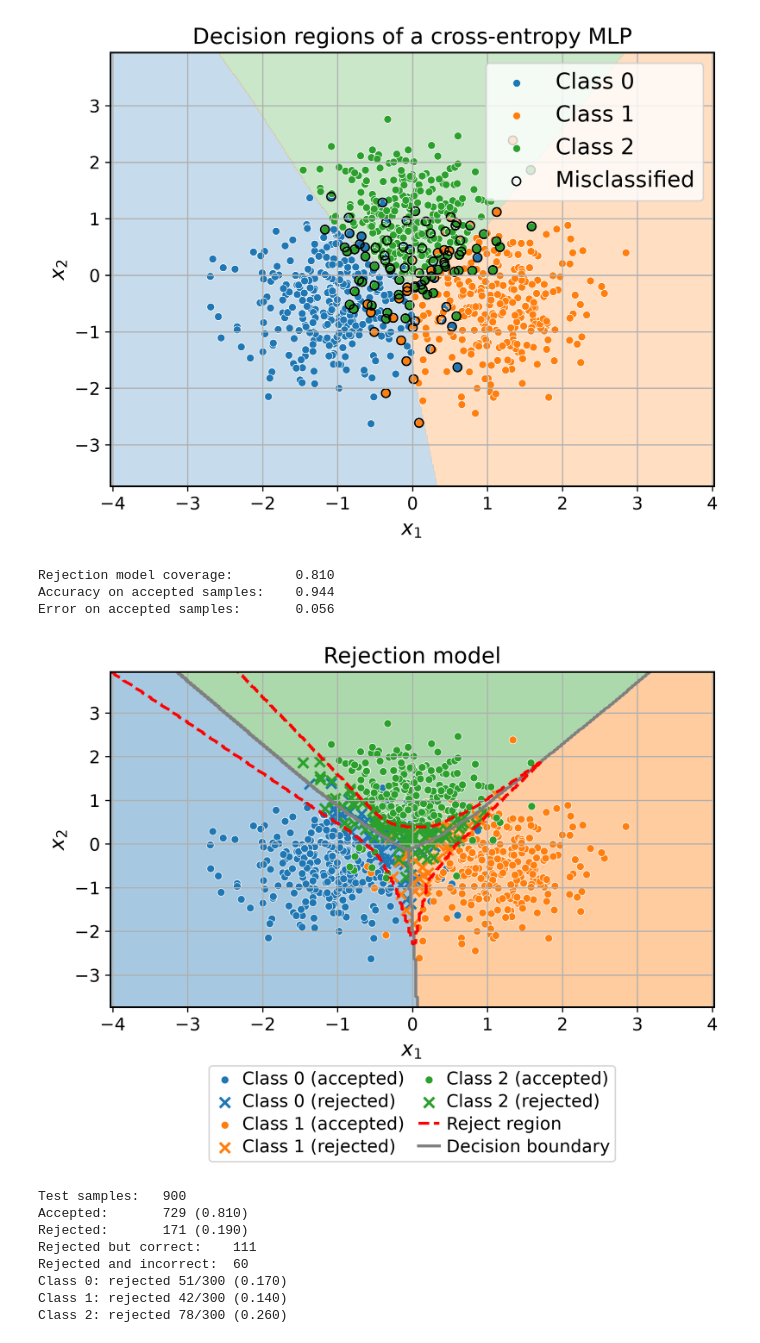
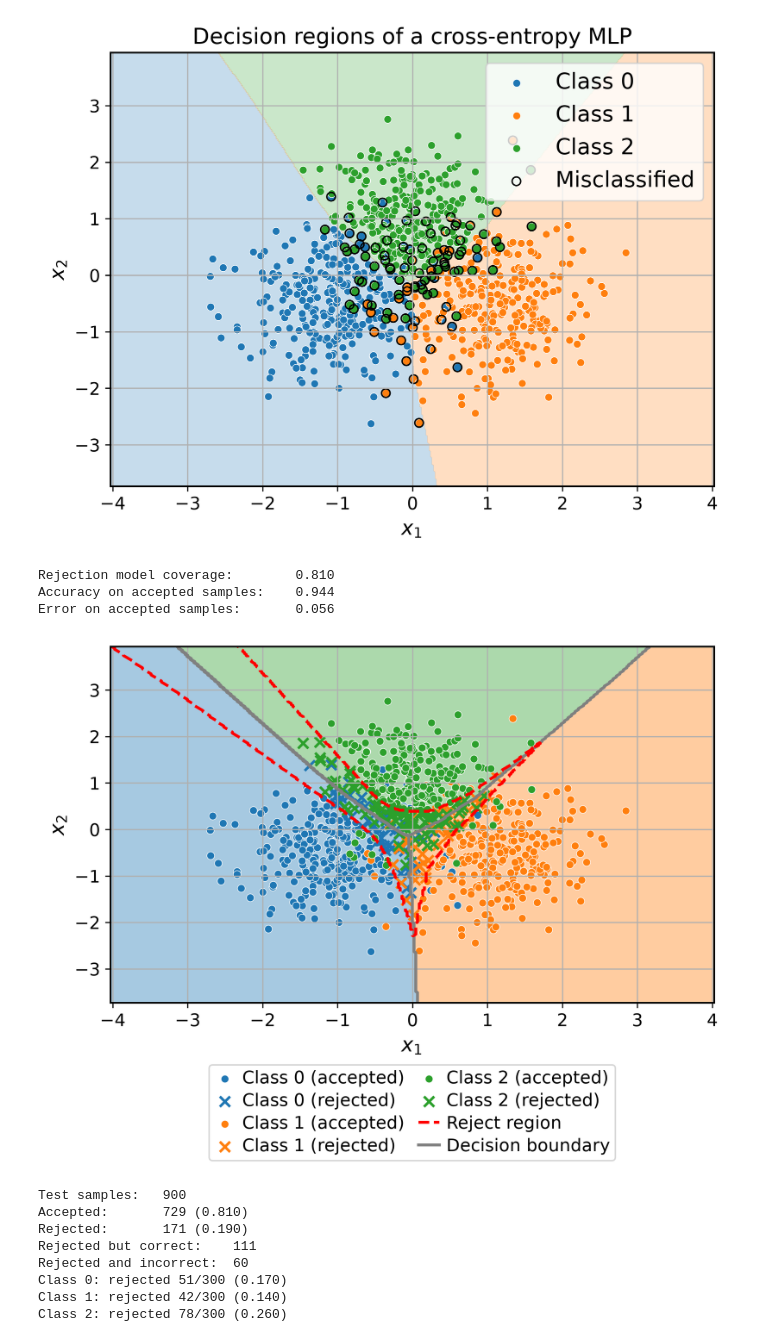
Before and after one commit to raham24/Epistemic-Uncertainty-Aware-Defect-Detection-for-Quality-Control-in-Medical-Device-Manufacturing, a Jupyter notebook: toy_example/toy_example.ipynb, the cells around one changed output. Saved outputs shown, nothing was run; the diff lists cells and outputs as text; code cells hidden in the pictures.

```diff
--- a/toy_example/toy_example.ipynb
+++ b/toy_example/toy_example.ipynb
@@ -413,7 +413,7 @@ ax.set_xlim(x_min, x_max)
 ax.set_ylim(y_min, y_max)
 ax.set_xlabel("$x_1$")
 ax.set_ylabel("$x_2$")
-ax.set_title(f"Rejection model")# (reward={reward})")
+# ax.set_title(f"Rejection model")# (reward={reward})")
 ax.plot([], [], color='red', linestyle='--', linewidth=2.0, label='Reject region')
 ax.plot([], [], color='gray', linestyle='-', linewidth=2.0, label='Decision boundary')
 # ax.legend(loc="best", fontsize=15, ncol=2, frameon=True)
@@ -434,34 +434,34 @@ plt.show()
 
 n_test = len(y_test)
 n_accepted = int(np.sum(accepted))
 n_rejected = int(np.sum(~accepted))
 
 print(f"Test samples:   {n_test}")
 print(f"Accepted:       {n_accepted} ({n_accepted / n_test:.3f})")
 print(f"Rejected:       {n_rejected} ({n_rejected / n_test:.3f})")
 
 pred = rej_metrics_default["pred"] if "pred" in rej_metrics_default else None
 if pred is not None:
     correct = pred == y_test
 
     rejected_correct = int(np.sum((~accepted) & correct))
     rejected_wrong = int(np.sum((~accepted) & (~correct)))
 
     print(f"Rejected but correct:    {rejected_correct}")
     print(f"Rejected and incorrect:  {rejected_wrong}")
 
 fig.savefig("../tex/img/toy_example_rejection_model.png", dpi=300, bbox_inches='tight')
 
 for cls in np.unique(y_test):
     cls = int(cls)
     n_cls = int(np.sum(y_test == cls))
     n_cls_rej = int(np.sum((y_test == cls) & (~accepted)))
     print(f"Class {cls}: rejected {n_cls_rej}/{n_cls} ({n_cls_rej / n_cls:.3f})")
 # %% [output]
 Rejection model coverage:        0.810
 Accuracy on accepted samples:    0.944
 Error on accepted samples:       0.056
-[figure, old version]
+[figure, new version]
 Test samples:   900
 Accepted:       729 (0.810)
 Rejected:       171 (0.190)
```
Also changed, not shown: parts of 2 cells of this notebook, 4 other files.
